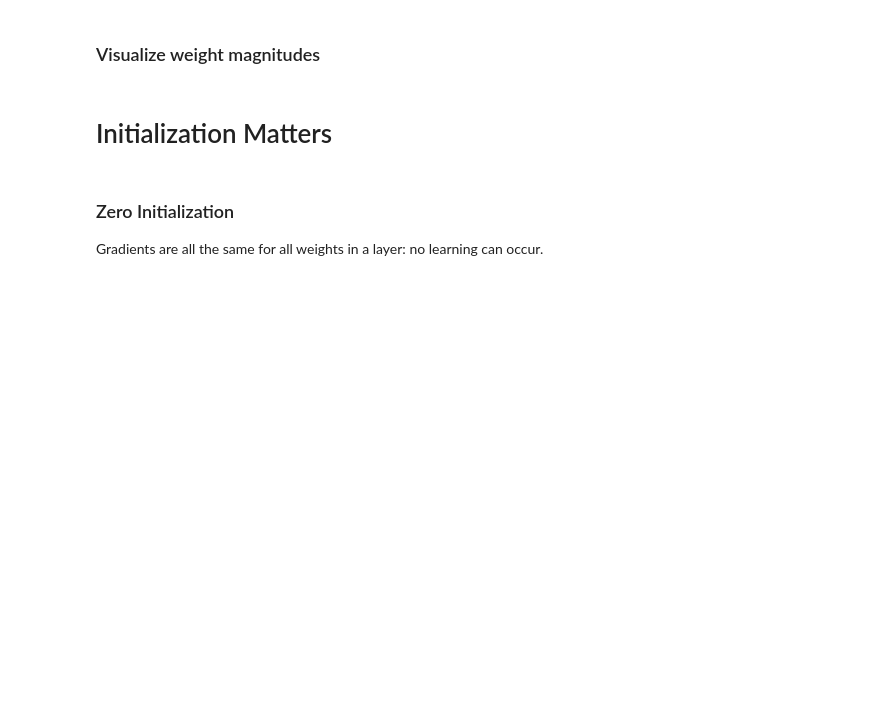
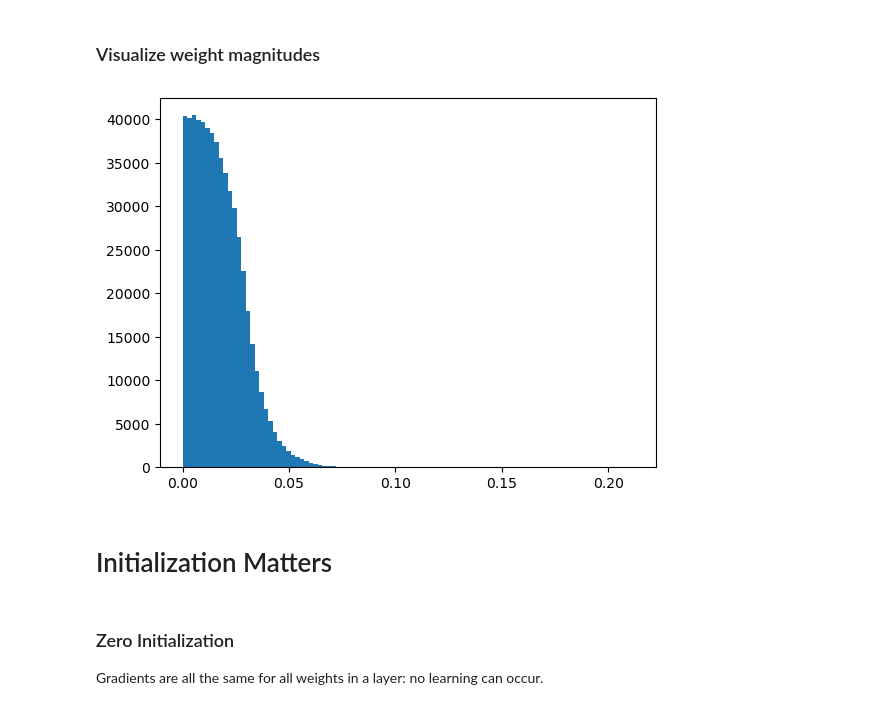
Before and after one commit to hedi-hadiji/hedi-hadiji.github.io, a Jupyter notebook: dl_class/resources/lecture5/TP5_students.ipynb, the cells around one changed output. Drawn from its saved outputs; the diff is of its cells as text; code cells hidden in the pictures; blank space fills up the shorter version.

```diff
--- a/dl_class/resources/lecture5/TP5_students.ipynb
+++ b/dl_class/resources/lecture5/TP5_students.ipynb
@@ -95,7 +107,7 @@ writer.add_image("train/sample_images", grid)
 We focus on a tiny subset of CIFAR to test optimization on a simplet setup.
 Normally, we should end up overfitting this small training set quickly.
 # %%
-n_train = 200
+n_train = 100
 train_subset = Subset(trainset, list(range(n_train)))
 train_dl = DataLoader(train_subset, batch_size=32, shuffle=True)
 # %% [markdown]
@@ -154,18 +170,22 @@ def train(
         for imgs, labels in train_dl:
             global_step += 1
             imgs, labels = imgs.to(device), labels.to(device)
-            # YOUR CODE HERE
-            loss = None
-            writer.add_scalar("train/cnn_loss", loss.item(), global_step)
-            if global_step % 100 == 0:
+            # forward
+            opt.zero_grad()
+            logits = model(imgs)
+            loss = criterion(logits, labels)
+            writer.add_scalar(f"{name}/train/cnn_loss", loss.item(), global_step)
+            loss.backward()
+            if global_step % 10 == 0:
                 log_grad_norms(model, writer, global_step, model_name=name)
-            loss.backward()
             opt.step()
         print(f"Epoch {epoch + 1}: train loss = {loss.item():.4f}")
         if prints:
             print(get_layer_grad_norms(model))
         model.eval()
-        test_model(model, test_dl, criterion, writer=None, global_step=None, name=name)
+        test_model(
+            model, test_dl, criterion, writer=writer, global_step=global_step, name=name
+        )
 # %% [markdown]
 # Sigmoid activation
 # %%
@@ -201,7 +223,9 @@ opt = torch.optim.Adam(cnn_sig.parameters(), lr=3e-4)
 criterion = nn.CrossEntropyLoss()
 global_step = 0
 
-name = "sig_act"
+param_name = "sig_act"
 n_epochs = 50
 
-train(cnn_sig, train_dl, opt, criterion, writer, n_epochs, name=name, global_step=0)
+train(
+    cnn_sig, train_dl, opt, criterion, writer, n_epochs, name=param_name, global_step=0
+)
@@ -208,7 +252,7 @@ train(cnn_sig, train_dl, opt, criterion, writer, n_epochs, name=name, global_ste
 # %% [markdown]
 # Compare to initial
 # %%
-name = "baseline"
+param_name = "baseline"
 cnn = CNN_base().to(device)
 total_params = sum(p.numel() for p in cnn.parameters())
 print(f"Training SimpleCNN model with {total_params} parameters")
@@ -219,4 +263,4 @@ global_step = 0
 
 n_epochs = 50
 
-train(cnn, train_dl, opt, criterion, writer, n_epochs, name=name, global_step=0)
+train(cnn, train_dl, opt, criterion, writer, n_epochs, name=param_name, global_step=0)
@@ -296,16 +372,21 @@ plt.show()
 # %% [markdown]
 ### Visualize weight magnitudes
 # %%
-model_weights = []
-with torch.no_grad():
-    for p in cnn.parameters():
-        model_weights.append(p.view(-1).abs())
+def plot_weights_hist(model):
+    model_weights = []
+    with torch.no_grad():
+        for p in model.parameters():
+            model_weights.append(p.view(-1).abs())
 
-    model_weights = torch.cat(model_weights).numpy()
+        model_weights = torch.cat(model_weights).numpy()
+
+    plt.hist(model_weights, bins=100)
+    plt.show()
 
 
-plt.hist(model_weights, bins=100)
-plt.show()
+plot_weights_hist(cnn)
+# %% [output]
+[figure, added]
 # %% [markdown]
 # Initialization Matters
 # %% [markdown]
```
Also changed, not shown: parts of 22 cells of this notebook, 5 other files.
